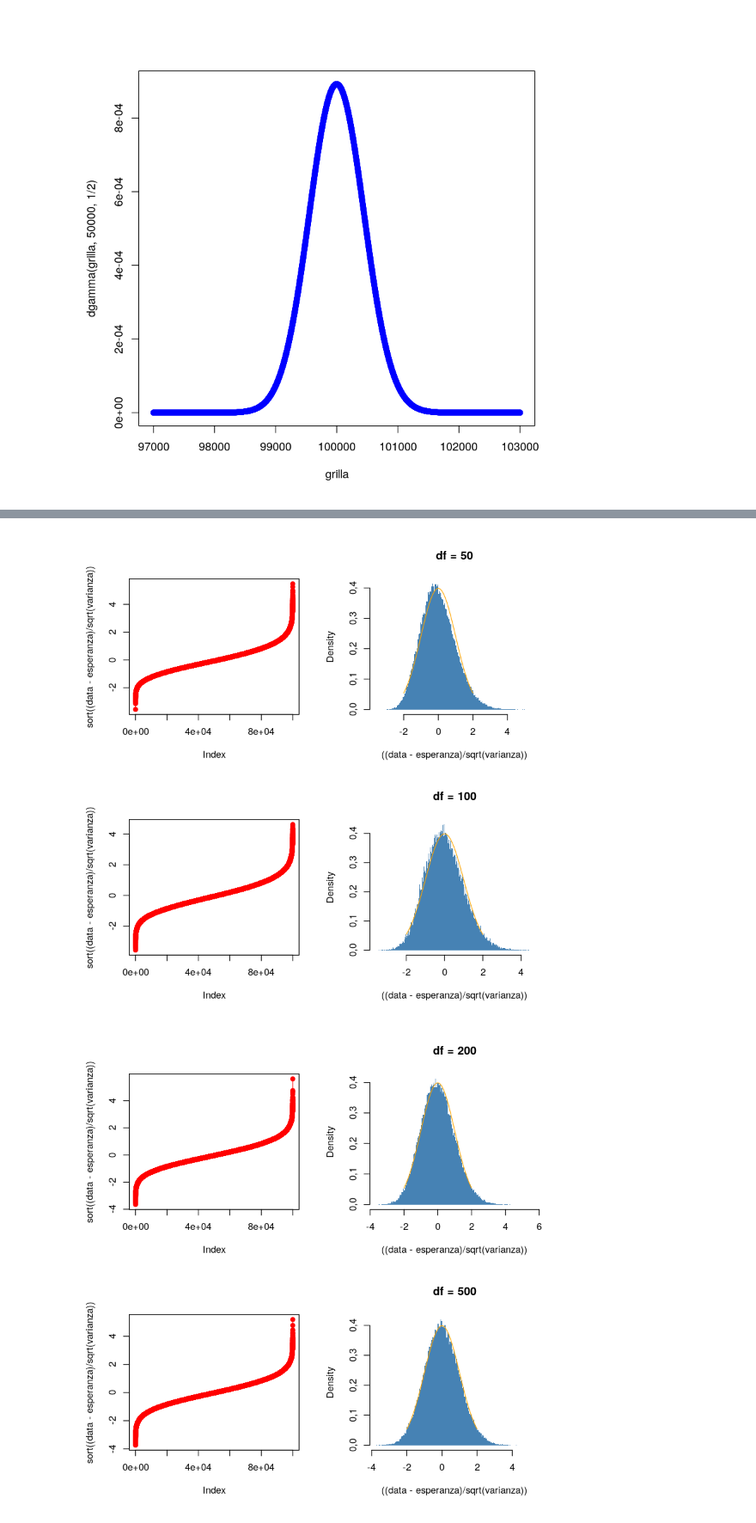
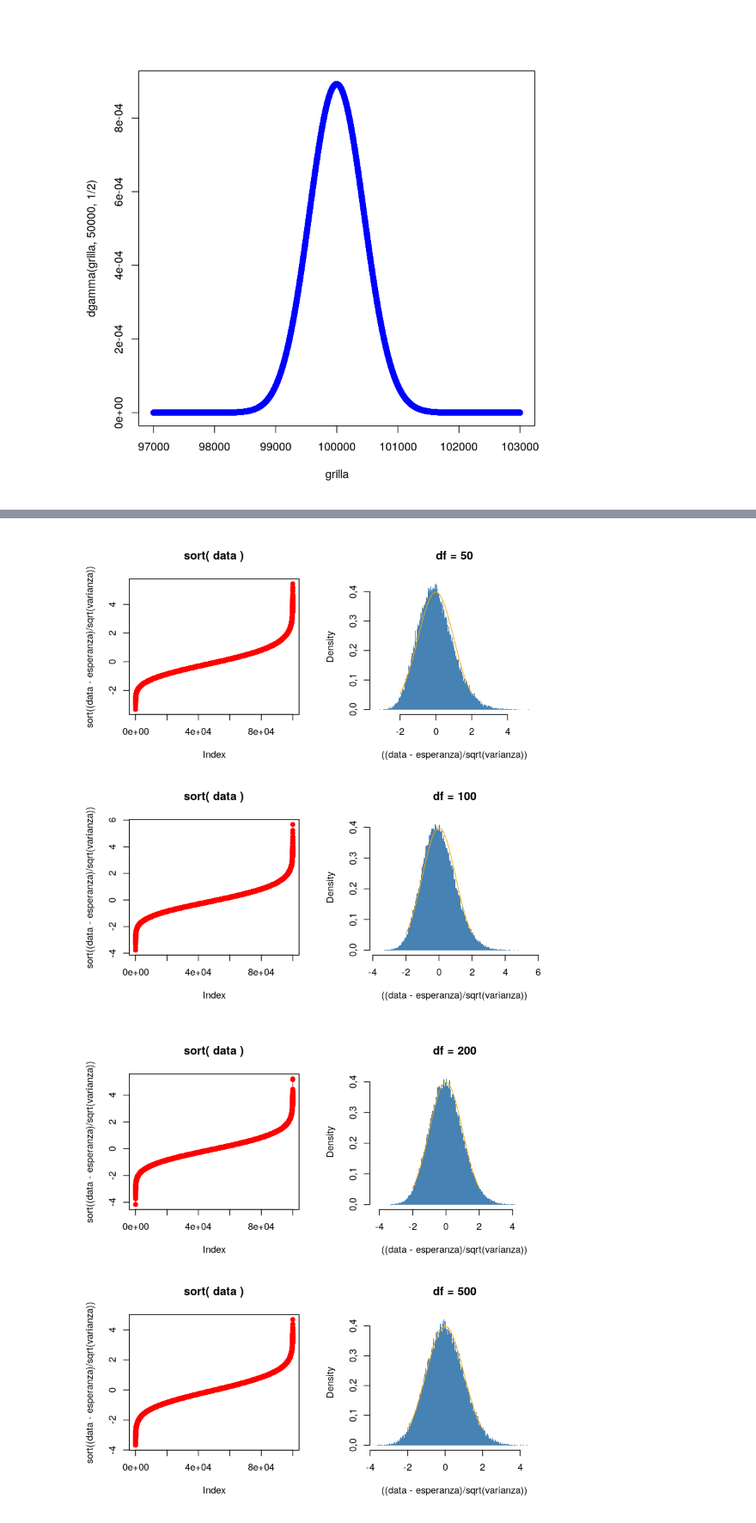
Before and after one commit to LecJackS/Probabilidades-y-Estadistica-2019-2doC, a Jupyter notebook: Chi Cuadrado.ipynb, the cells around one changed output, grey strips where cells are left out. Shown at 86% size. Drawn from its saved outputs; the diff is of its cells as text; code cells hidden in the pictures.

Commit message:
Nombres a algunos plots

```diff
--- a/Chi Cuadrado.ipynb
+++ b/Chi Cuadrado.ipynb
@@ -103,7 +106,7 @@ data <- rchisq(1e+5, df=df)
 esperanza <- df/2 * 2
 varianza <- df/2 * 2**2
 par(mfrow=c(2,2))
-plot(sort((data-esperanza)/sqrt(varianza)), col="red", pch=19, type="o")
+plot(sort((data-esperanza)/sqrt(varianza)), col="red", pch=19, type="o", main="sort( data )")
 hist(((data-esperanza)/sqrt(varianza)), col="steelblue", freq=FALSE, main="df = 1", breaks=floor(sqrt(1e+5)),
     border=NA)
 lines(seq(-2,2,0.1), dnorm(seq(-2,2,0.1)), col="orange")
@@ -113,7 +116,7 @@ data <- rchisq(1e+5, df=df)
 esperanza <- df/2 * 2
 varianza <- df/2 * 2**2
 
-plot(sort((data-esperanza)/sqrt(varianza)), col="red", pch=19, type="o")
+plot(sort((data-esperanza)/sqrt(varianza)), col="red", pch=19, type="o", main="sort( data )")
 hist(((data-esperanza)/sqrt(varianza)), col="steelblue", freq=FALSE, main="df = 2", breaks=floor(sqrt(1e+5)),
     border=NA)
 lines(seq(-2,2,0.1), dnorm(seq(-2,2,0.1)), col="orange")
@@ -123,7 +126,7 @@ data <- rchisq(1e+5, df=df)
 esperanza <- df/2 * 2
 varianza <- df/2 * 2**2
 
-plot(sort((data-esperanza)/sqrt(varianza)), col="red", pch=19, type="o")
+plot(sort((data-esperanza)/sqrt(varianza)), col="red", pch=19, type="o", main="sort( data )")
 hist(((data-esperanza)/sqrt(varianza)), col="steelblue", freq=FALSE, main="df = 3", breaks=floor(sqrt(1e+5)),
     border=NA)
 lines(seq(-2,2,0.1), dnorm(seq(-2,2,0.1)), col="orange")
@@ -133,7 +136,7 @@ data <- rchisq(1e+5, df=df)
 esperanza <- df/2 * 2
 varianza <- df/2 * 2**2
 
-plot(sort((data-esperanza)/sqrt(varianza)), col="red", pch=19, type="o")
+plot(sort((data-esperanza)/sqrt(varianza)), col="red", pch=19, type="o", main="sort( data )")
 hist(((data-esperanza)/sqrt(varianza)), col="steelblue", freq=FALSE, main="df = 4", breaks=floor(sqrt(1e+5)),
     border=NA)
 lines(seq(-2,2,0.1), dnorm(seq(-2,2,0.1)), col="orange")
@@ -143,7 +146,7 @@ data <- rchisq(1e+5, df=df)
 esperanza <- df/2 * 2
 varianza <- df/2 * 2**2
 
-plot(sort((data-esperanza)/sqrt(varianza)), col="red", pch=19, type="o")
+plot(sort((data-esperanza)/sqrt(varianza)), col="red", pch=19, type="o", main="sort( data )")
 hist(((data-esperanza)/sqrt(varianza)), col="steelblue", freq=FALSE, main="df = 5", breaks=floor(sqrt(1e+5)),
     border=NA)
 lines(seq(-2,2,0.1), dnorm(seq(-2,2,0.1)), col="orange")
@@ -153,7 +156,7 @@ data <- rchisq(1e+5, df=df)
 esperanza <- df/2 * 2
 varianza <- df/2 * 2**2
 
-plot(sort((data-esperanza)/sqrt(varianza)), col="red", pch=19, type="o")
+plot(sort((data-esperanza)/sqrt(varianza)), col="red", pch=19, type="o", main="sort( data )")
 hist(((data-esperanza)/sqrt(varianza)), col="steelblue", freq=FALSE, main="df = 10", breaks=floor(sqrt(1e+5)),
     border=NA)
 lines(seq(-2,2,0.1), dnorm(seq(-2,2,0.1)), col="orange")
@@ -163,7 +166,7 @@ data <- rchisq(1e+5, df=df)
 esperanza <- df/2 * 2
 varianza <- df/2 * 2**2
 
-plot(sort((data-esperanza)/sqrt(varianza)), col="red", pch=19, type="o")
+plot(sort((data-esperanza)/sqrt(varianza)), col="red", pch=19, type="o", main="sort( data )")
 hist(((data-esperanza)/sqrt(varianza)), col="steelblue", freq=FALSE, main="df = 20", breaks=floor(sqrt(1e+5)),
     border=NA)
 lines(seq(-2,2,0.1), dnorm(seq(-2,2,0.1)), col="orange")
@@ -173,7 +176,7 @@ data <- rchisq(1e+5, df=df)
 esperanza <- df/2 * 2
 varianza <- df/2 * 2**2
 
-plot(sort((data-esperanza)/sqrt(varianza)), col="red", pch=19, type="o")
+plot(sort((data-esperanza)/sqrt(varianza)), col="red", pch=19, type="o", main="sort( data )")
 hist(((data-esperanza)/sqrt(varianza)), col="steelblue", freq=FALSE, main="df = 30", breaks=floor(sqrt(1e+5)),
     border=NA)
 lines(seq(-2,2,0.1), dnorm(seq(-2,2,0.1)), col="orange")
@@ -183,7 +186,7 @@ data <- rchisq(1e+5, df=df)
 esperanza <- df/2 * 2
 varianza <- df/2 * 2**2
 
-plot(sort((data-esperanza)/sqrt(varianza)), col="red", pch=19, type="o")
+plot(sort((data-esperanza)/sqrt(varianza)), col="red", pch=19, type="o", main="sort( data )")
 hist(((data-esperanza)/sqrt(varianza)), col="steelblue", freq=FALSE, main="df = 50", breaks=floor(sqrt(1e+5)),
     border=NA)
 lines(seq(-2,2,0.1), dnorm(seq(-2,2,0.1)), col="orange")
@@ -193,7 +196,7 @@ data <- rchisq(1e+5, df=df)
 esperanza <- df/2 * 2
 varianza <- df/2 * 2**2
 
-plot(sort((data-esperanza)/sqrt(varianza)), col="red", pch=19, type="o")
+plot(sort((data-esperanza)/sqrt(varianza)), col="red", pch=19, type="o", main="sort( data )")
 hist(((data-esperanza)/sqrt(varianza)), col="steelblue", freq=FALSE, main="df = 100", breaks=floor(sqrt(1e+5)),
     border=NA)
 lines(seq(-2,2,0.1), dnorm(seq(-2,2,0.1)), col="orange")
@@ -203,7 +206,7 @@ data <- rchisq(1e+5, df=df)
 esperanza <- df/2 * 2
 varianza <- df/2 * 2**2
 
-plot(sort((data-esperanza)/sqrt(varianza)), col="red", pch=19, type="o")
+plot(sort((data-esperanza)/sqrt(varianza)), col="red", pch=19, type="o", main="sort( data )")
 hist(((data-esperanza)/sqrt(varianza)), col="steelblue", freq=FALSE, main="df = 200", breaks=floor(sqrt(1e+5)),
     border=NA)
 lines(seq(-2,2,0.1), dnorm(seq(-2,2,0.1)), col="orange")
@@ -213,7 +216,7 @@ data <- rchisq(1e+5, df=df)
 esperanza <- df/2 * 2
 varianza <- df/2 * 2**2
 
-plot(sort((data-esperanza)/sqrt(varianza)), col="red", pch=19, type="o")
+plot(sort((data-esperanza)/sqrt(varianza)), col="red", pch=19, type="o", main="sort( data )")
 hist(((data-esperanza)/sqrt(varianza)), col="steelblue", freq=FALSE, main="df = 500", breaks=floor(sqrt(1e+5)),
     border=NA)
 lines(seq(-2,2,0.1), dnorm(seq(-2,2,0.1)), col="orange")
@@ -225,5 +228,5 @@ lines(seq(-2,2,0.1), dnorm(seq(-2,2,0.1)), col="orange")
-[figure, old version]
+[figure, new version]
-[figure, old version]
+[figure, new version]
 # %%
 hist(((data-esperanza)/sqrt(varianza)),
      col="steelblue",
```
Also changed, not shown: parts of 3 cells of this notebook.
